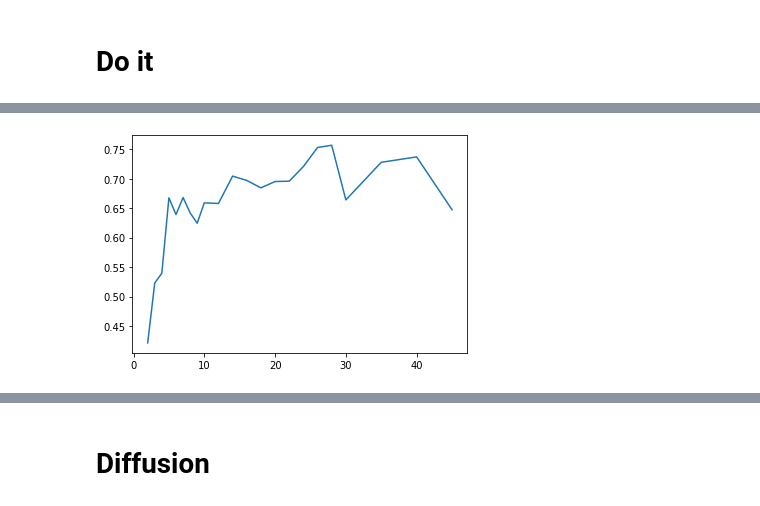
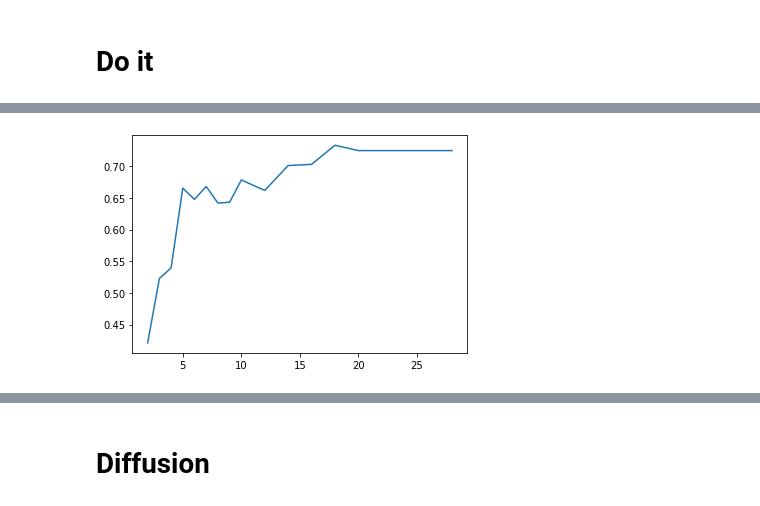
Before and after one commit to czbiohub-sf/molecular-cross-validation, a Jupyter notebook: examples/evaluate.ipynb, the cells around one changed output, grey strips where cells are left out. Saved outputs shown, nothing was run; the diff lists cells and outputs as text; code cells hidden in the pictures.

```diff
--- a/examples/evaluate.ipynb
+++ b/examples/evaluate.ipynb
@@ -300,4 +387,4 @@ def plot_scalar(denoised, field):
 symsim = sc.read('../data/symsim/symsim.h5ad')
 symsim.raw = symsim
 # %%
-denoised = sweep_pca(symsim, max_pcs = 50)
+denoised_pca = sweep_pca(symsim, max_pcs = 20)
@@ -320,4 +401,4 @@ for adata in denoised:
 # %%
-plot_scalar(denoised, 'ari')
+plot_scalar(denoised_pca, 'ari')
 # %% [output]
-[figure, old version]
+[figure, new version]
```
Also changed, not shown: parts of 78 cells of this notebook.
